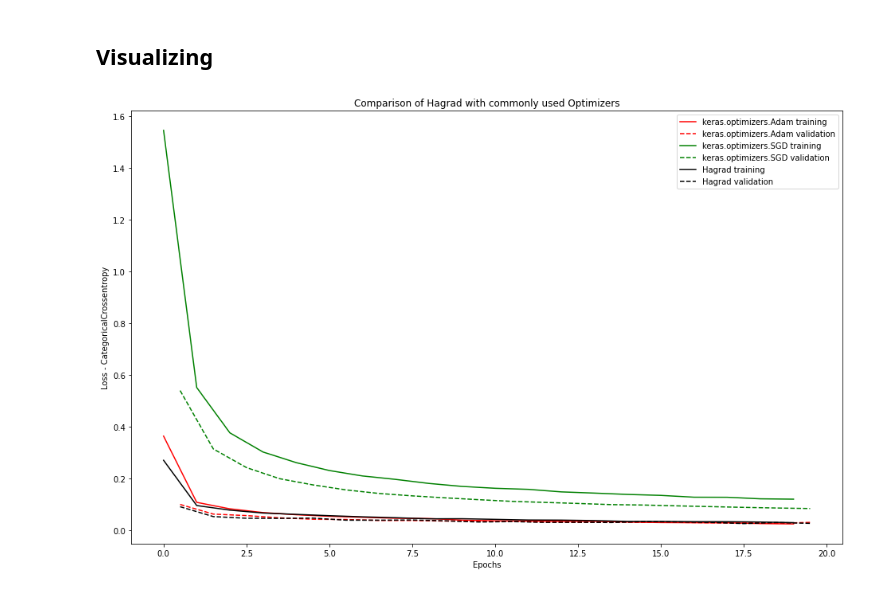
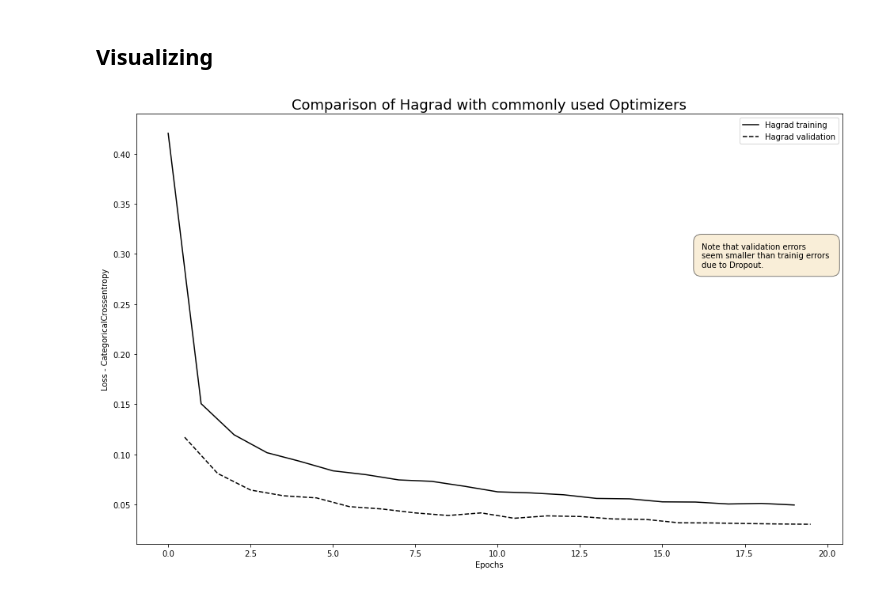
Before and after one commit to JannisZeller/hamiltonian-descent, a Jupyter notebook: source/mnist_eval.ipynb, the cells around one changed output. Saved outputs shown, nothing was run; the diff lists cells and outputs as text; code cells hidden in the pictures.

```diff
--- a/source/mnist_eval.ipynb
+++ b/source/mnist_eval.ipynb
@@ -48,5 +56,6 @@ y_test  = keras.utils.to_categorical(y_test, num_classes)
 # %%
-X_train, X_valid, y_train, y_valid = train_test_split(X_train, y_train, random_state=42, test_size=0.1)
+# X_train, X_valid, y_train, y_valid = train_test_split(X_train, y_train, random_state=42, test_size=0.1)
+X_valid, y_valid = X_test, y_test
 # %% [markdown]
 ### Defining Model generating function
 
@@ -133,5 +106,17 @@ Epoch 20/20
 # %%
 keras.backend.clear_session()
-model_hagrad = generate_model(input_shape=input_shape, num_classes=num_classes, opt=Hagrad(), PRINT_SUMMARY=False)
+
+power_gradients = KineticEnergyGradients(power_a=2., power_A=10.)
+
+custom_hagrad=Hagrad(epsilon=1., gamma=10., kinetic_energy_gradient=power_gradients.power)
+print(custom_hagrad.get_config())
+
+model_hagrad = generate_model(
+    input_shape=input_shape,
+    num_classes=num_classes,
+    opt=custom_hagrad,
+    PRINT_SUMMARY=False
+)
+
 fit_hagrad = model_hagrad.fit(X_train, y_train, batch_size=batch_size, epochs=epochs, validation_data=(X_valid, y_valid), verbose=1)
 # %% [output]
@@ -161,17 +146,28 @@ epochs_arr = np.arange(epochs)
 #  Therefore these values get shifted for the visualization:
 epochs_arr_val = epochs_arr + 0.5
 # %%
-plt.figure(figsize=(16, 10))
-plt.title("Comparison of Hagrad with commonly used Optimizers")
-plt.plot(epochs_arr, fit_adam.history['loss'], "r-", label="keras.optimizers.Adam training")
-plt.plot(epochs_arr_val, fit_adam.history['val_loss'], "r--", label="keras.optimizers.Adam validation")
-plt.plot(epochs_arr, fit_sgd.history['loss'], "g-", label="keras.optimizers.SGD training")
-plt.plot(epochs_arr_val, fit_sgd.history['val_loss'], "g--", label="keras.optimizers.SGD validation")
+fig, ax = plt.subplots(figsize=(16, 10))
+ax.set_title("Comparison of Hagrad with commonly used Optimizers", fontsize=18)
+# ax.plot(epochs_arr, fit_adam.history['loss'], "r-", label="keras.optimizers.Adam training")
+# ax.plot(epochs_arr_val, fit_adam.history['val_loss'], "r--", label="keras.optimizers.Adam validation")
+# plt.plot(epochs_arr, fit_sgd.history['loss'], "g-", label="keras.optimizers.SGD training")
+# plt.plot(epochs_arr_val, fit_sgd.history['val_loss'], "g--", label="keras.optimizers.SGD validation")
 plt.plot(epochs_arr, fit_hagrad.history['loss'], "k-", label="Hagrad training")
 plt.plot(epochs_arr_val, fit_hagrad.history['val_loss'], "k--", label="Hagrad validation")
-plt.xlabel("Epochs")
-plt.ylabel("Loss - CategoricalCrossentropy")
-plt.legend()
+ax.set_xlabel("Epochs")
+ax.set_ylabel("Loss - CategoricalCrossentropy")
+leg = ax.legend(frameon=True)
+plt.draw()
+
+p = leg.get_frame().get_bbox().bounds
+scale_x = ax.get_xlim()[1] - ax.get_xlim()[0]
+scale_y = ax.get_ylim()[1] - ax.get_ylim()[0]
+ax.text(
+    x=ax.get_xlim()[1] - 0.2*scale_x, y=p[3]/100. - 0.1*scale_y,
+    s="Note that validation errors \nseem smaller than trainig errors \ndue to Dropout.",
+    bbox=dict(facecolor='wheat', alpha=0.5, boxstyle='round,pad=1'),
+    #ha="right"
+    )
 plt.show()
 # %% [output]
-[figure, old version]
+[figure, new version]
```
Also changed, not shown: parts of 5 cells of this notebook, 1 other file.
